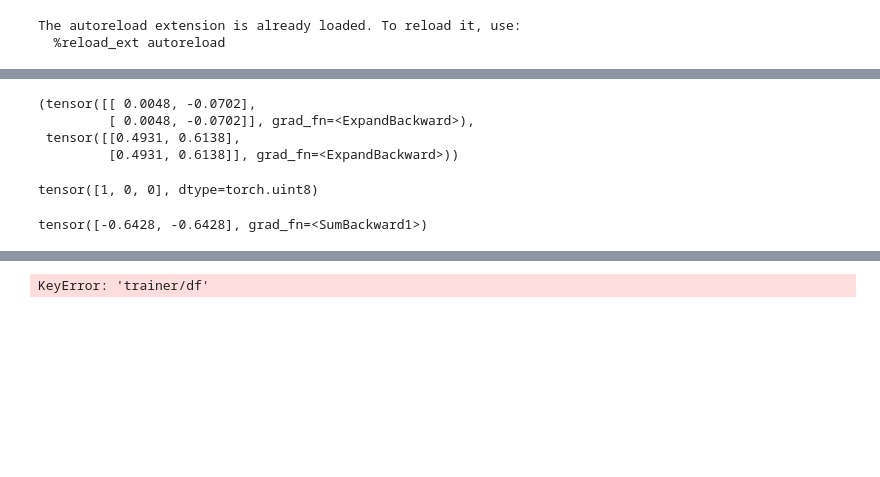
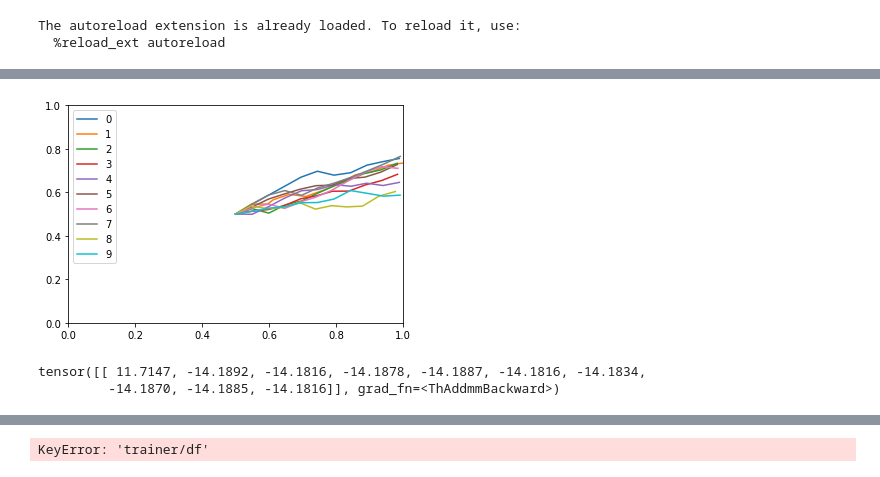
Before and after one commit to vincentlui/unsupervised-goal-conditioned-rl, a Jupyter notebook: Untitled.ipynb, the cells around one changed output, grey strips where cells are left out. Drawn from its saved outputs; the diff is of its cells as text; code cells hidden in the pictures; blank space fills up the shorter version.

```diff
--- a/Untitled.ipynb
+++ b/Untitled.ipynb
@@ -41,27 +38,26 @@ def simulate_policy2():
     plt.xlim([-2,2])
     plt.ylim([-2,2])
     plt.legend()
-# %%
-o = env.reset()
-endstate = [0,0]
-df_input = torch.Tensor([np.concatenate([o, endstate]), np.concatenate([o, endstate])])
-dist = df(df_input)
-base_dist = dist.base_dist
-base_dist.loc, base_dist.scale
-# %% [output]
-(tensor([[ 0.0048, -0.0702],
-         [ 0.0048, -0.0702]], grad_fn=<ExpandBackward>),
- tensor([[0.4931, 0.6138],
-         [0.4931, 0.6138]], grad_fn=<ExpandBackward>))
-# %%
-x = torch.Tensor([1,0,-1])
-x>0
-# %% [output]
-tensor([1, 0, 0], dtype=torch.uint8)
-# %%
-dist.log_prob(torch.Tensor([0.0048, -0.0702]))
-# %% [output]
-tensor([-0.6428, -0.6428], grad_fn=<SumBackward1>)
+# %%
+figure = plt.figure()
+for skill in range(10):
+#     policy.stochastic_policy.skill_reset()
+    path = rollout2(env, policy.stochastic_policy, skill, max_path_length=20)
+    obs = path['observations']
+    plt.plot(obs[:,0], obs[:,1], label=str(skill))
+
+plt.xlim([0,1])
+plt.ylim([0,1])
+plt.legend()
+
+plt.show()
+# %% [output]
+[figure, added]
+# %%
+df(torch.Tensor([[0.5,0.5,0.5,.7]]))
+# %% [output]
+tensor([[ 11.7147, -14.1892, -14.1816, -14.1878, -14.1887, -14.1816, -14.1834,
+         -14.1870, -14.1885, -14.1816]], grad_fn=<ThAddmmBackward>)
 # %%
 figure = plt.figure()
 for _ in range(3):
```
Also changed, not shown: parts of 4 cells of this notebook, 6 other files.
